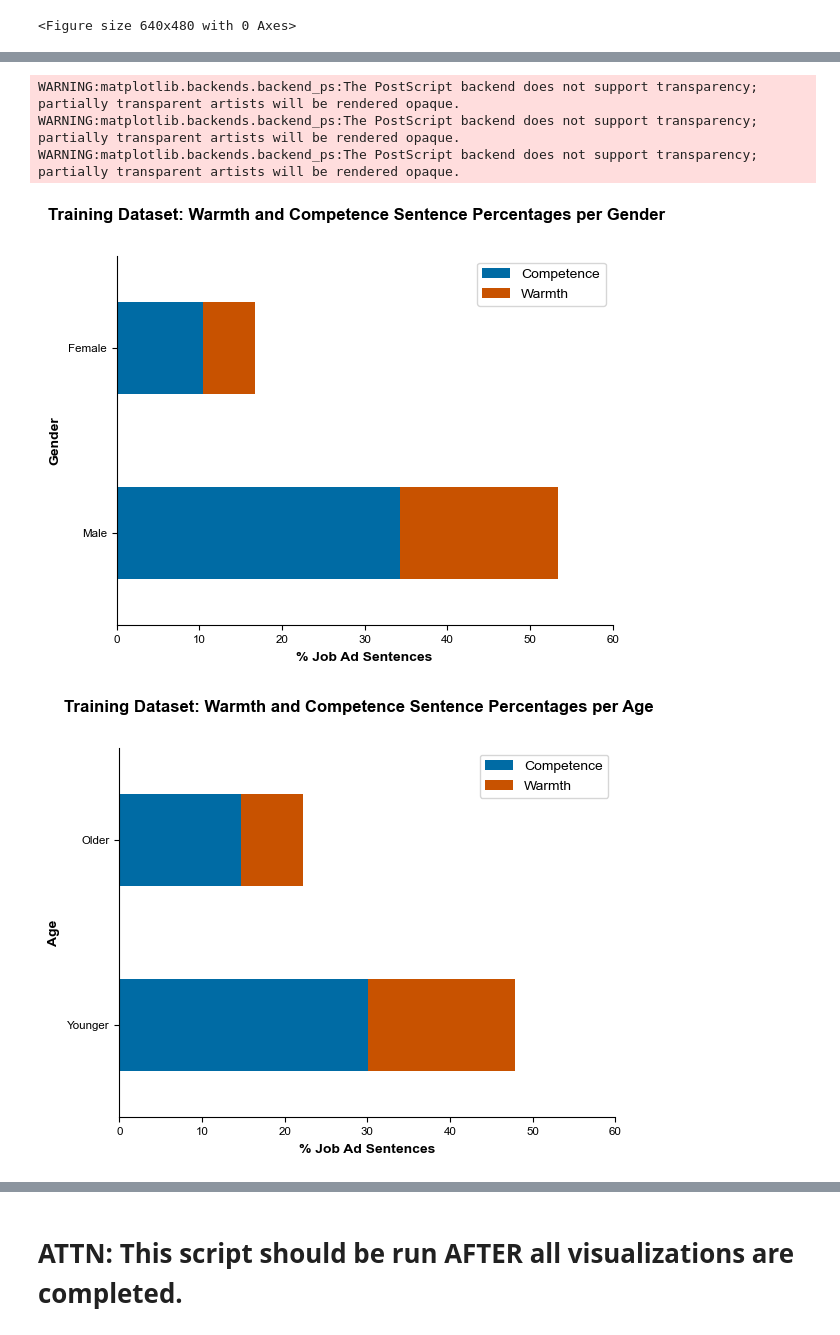
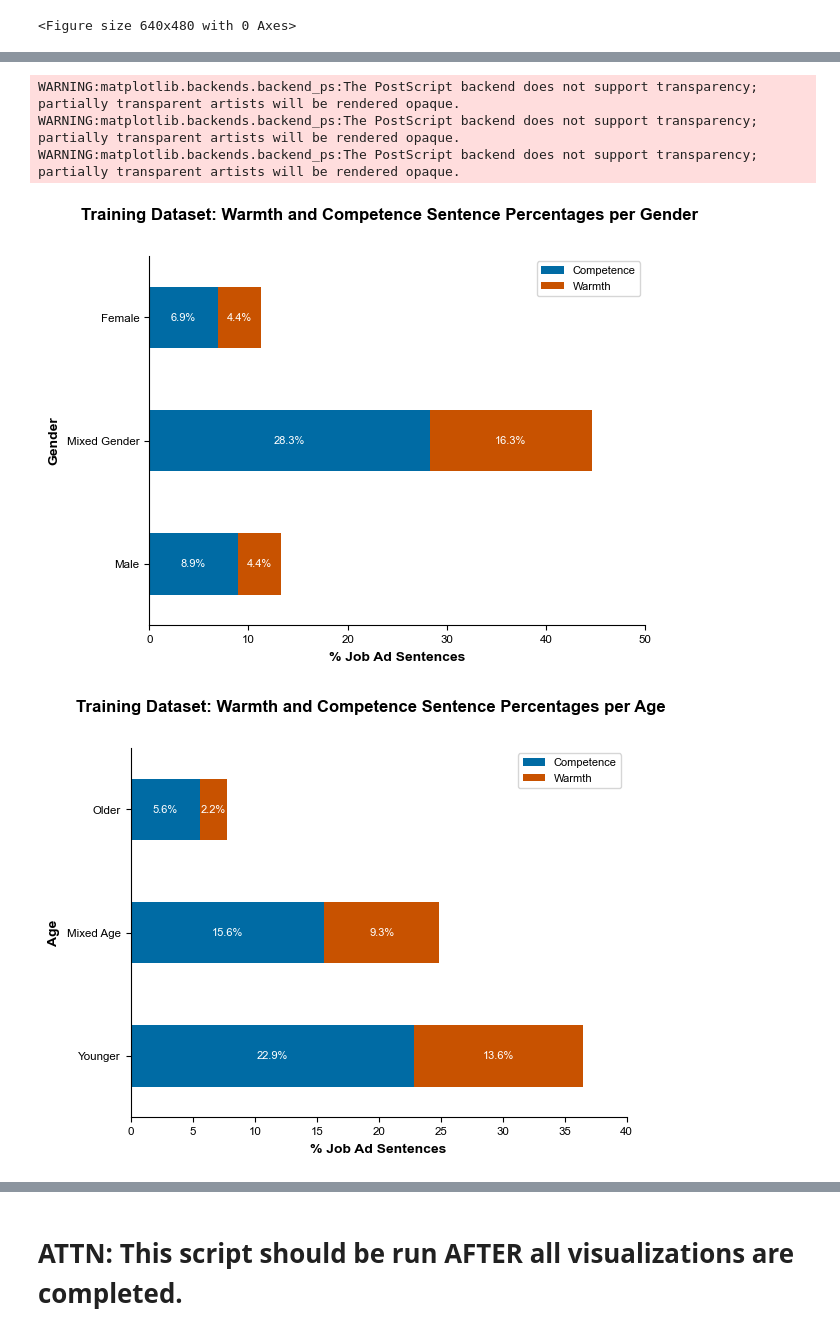
Before and after one commit to noon-abdulqadir/Automating_Equity1_Code, a Jupyter notebook: 1. Cleaning and Preprocessing/6. manual_data_descriptives_visualization_and_tables.ipynb, the cells around one changed output, grey strips where cells are left out. Drawn from its saved outputs; the diff is of its cells as text; code cells hidden in the pictures.

```diff
--- a/1. Cleaning and Preprocessing/6. manual_data_descriptives_visualization_and_tables.ipynb
+++ b/1. Cleaning and Preprocessing/6. manual_data_descriptives_visualization_and_tables.ipynb
@@ -282,7 +360,7 @@ ax.legend(['Absent', 'Present'])
 
 for container in ax.containers:
     labels = [f'{width:.1f}%' for v in container if float(width:= v.get_width())]
-    ax.bar_label(container, labels=labels, label_type='center', color='white')
+    ax.bar_label(container, labels=labels, label_type='center', color='white', weight='bold')
     ax.set_xlabel('% Job Ad Sentences')
 
 for i, tick_label in enumerate(ax.get_ymajorticklabels()):
@@ -308,18 +386,20 @@ fig, axs = plt.subplots(1, 2)
 fig.suptitle('Training Dataset: Gender and Age Sentence Percentages')
 
 df_gender_transposed.plot(
-    kind='bar', legend=True, stacked=True, ax=axs[0], color=['C5', 'C2', 'C0']
+    kind='bar', legend=True, stacked=True, ax=axs[0], color=['C2', 'C0', 'C5']
 )
 df_age_transposed.plot(
-    kind='bar', legend=True, stacked=True, ax=axs[1], color=['C5', 'C2', 'C0']
+    kind='bar', legend=True, stacked=True, ax=axs[1], color=['C0', 'C2', 'C5']
 )
 
 for ax in axs:
     for container in ax.containers:
         labels = [f'{height:.1f}%' for v in container if float(height:= v.get_height())]
-        ax.bar_label(container, labels=labels, label_type='center', color='white')
-        ax.legend(loc='upper right', fontsize=8)
+        ax.bar_label(container, labels=labels, label_type='center', color='white', weight='bold')
         ax.set_ylabel('% Job Ad Sentences')
+        handles, labels = ax.get_legend_handles_labels()
+        order = [2, 1, 0] if 'Older' in labels else [2, 0, 1]
+        ax.legend([handles[idx] for idx in order],[labels[idx] for idx in order], loc='upper right', fontsize=8, )
 
 for save_format in ['eps', 'png']:
     fig.savefig(
@@ -332,12 +412,38 @@ WARNING:matplotlib.backends.backend_ps:The PostScript backend does not support t
 # %%
 # Make stacked barplots
+dvs_list=['Warmth', 'Competence']
 ivs_list = ['Gender', 'Age', 'Sector']
 
 for iv in ivs_list:
-    make_barplot(df_manual, iv=iv, dvs_list=['Warmth', 'Competence'])
+    fig, ax = plt.subplots()
+    fig.suptitle(f'Training Dataset: Warmth and Competence Sentence Percentages per {iv}')
+
+    vars_list = [iv, *dvs_list]
+    df_pivot = df[
+        vars_list
+    ].pivot_table(
+        index=iv, values=dvs_list, fill_value=0, aggfunc=lambda x: (100*x.sum())/len(df)
+    )
+
+    df_pivot.sort_values(by=iv, ascending=False).plot(kind='barh', legend=True, stacked=True, ax=ax, color=['C0', 'C5'])
+
+    ax.legend(['Warmth', 'Competence'])
+
+    for container in ax.containers:
+        labels = [f'{width:.1f}%' for v in container if float(width:= v.get_width())]
+        ax.bar_label(container, labels=labels, label_type='center', color='white', fontsize=8)
+        ax.set_xlabel('% Job Ad Sentences')
+        ax.set_ylabel(iv)
+        ax.legend(loc='upper right', fontsize=8)
+
+    for save_format in ['eps', 'png']:
+        fig.savefig(
+            f'{plot_save_path}Barplot - Manually Annotated {iv} x {dvs_list[0]} and {dvs_list[1]} Sentences.{save_format}',
+            format=save_format, dpi=3000, bbox_inches='tight'
+        )
 # %% [output]
 WARNING:matplotlib.backends.backend_ps:The PostScript backend does not support transparency; partially transparent artists will be rendered opaque.
 WARNING:matplotlib.backends.backend_ps:The PostScript backend does not support transparency; partially transparent artists will be rendered opaque.
 WARNING:matplotlib.backends.backend_ps:The PostScript backend does not support transparency; partially transparent artists will be rendered opaque.
-[figure, old version]
+[figure, new version]
-[figure, old version]
+[figure, new version]
```
Also changed, not shown: parts of 22 cells of this notebook, 7 other files.
